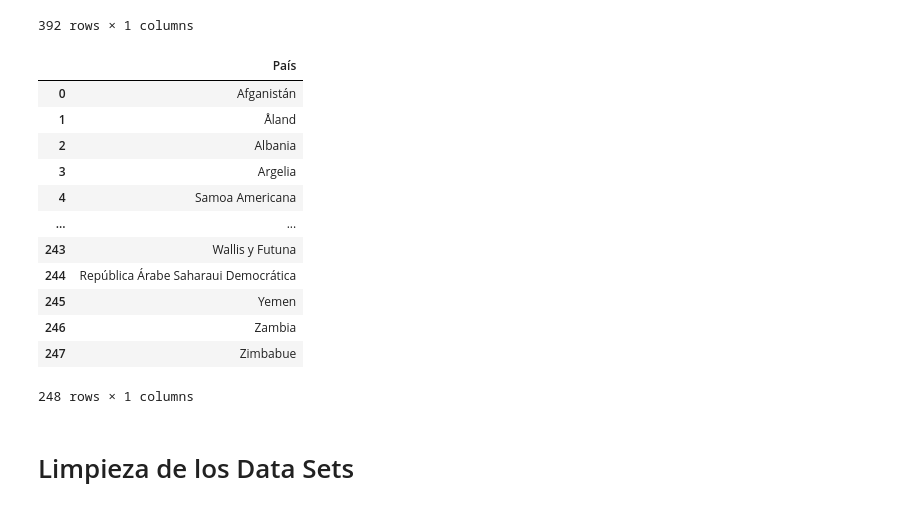
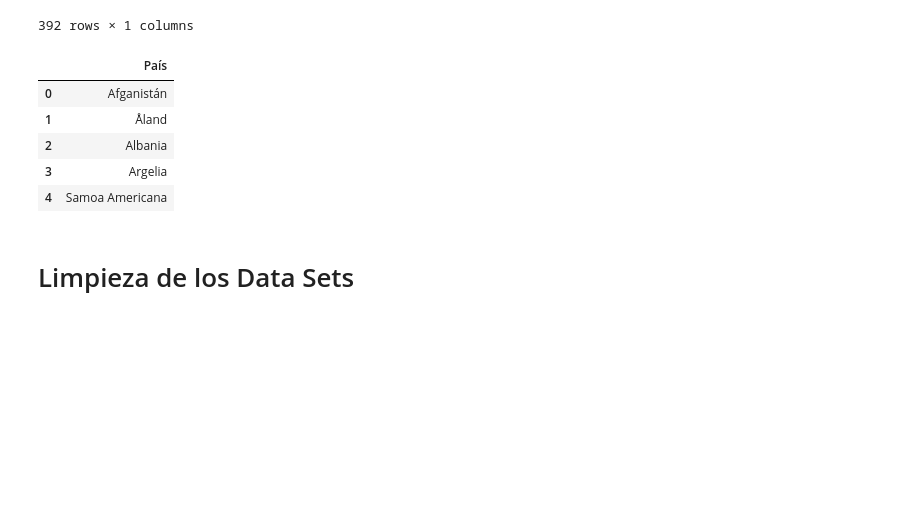
Before and after one commit to Davichobacter/ds-4geeks, a Jupyter notebook: Gravitational_Model.ipynb, the cells around one changed output. Cells and saved outputs as stored; diff of their text form; code cells hidden in the pictures; blank space fills up the shorter version.

```diff
--- a/Gravitational_Model.ipynb
+++ b/Gravitational_Model.ipynb
@@ -160,21 +155,14 @@ df_imp_paises
 392 rows × 1 columns
 # %%
 df_names_paises.columns = ['País']
-df_names_paises
+df_names_paises.head()
 # %% [output]
 |  | País |
 | 0 | Afganistán |
 | 1 | Åland |
 | 2 | Albania |
 | 3 | Argelia |
 | 4 | Samoa Americana |
-| ... | ... |
-| 243 | Wallis y Futuna |
-| 244 | República Árabe Saharaui Democrática |
-| 245 | Yemen |
-| 246 | Zambia |
-| 247 | Zimbabue |
-248 rows × 1 columns
 # %% [markdown]
 # Limpieza de los Data Sets
 # %% [markdown]
```
Also changed, not shown: parts of 27 cells of this notebook.
